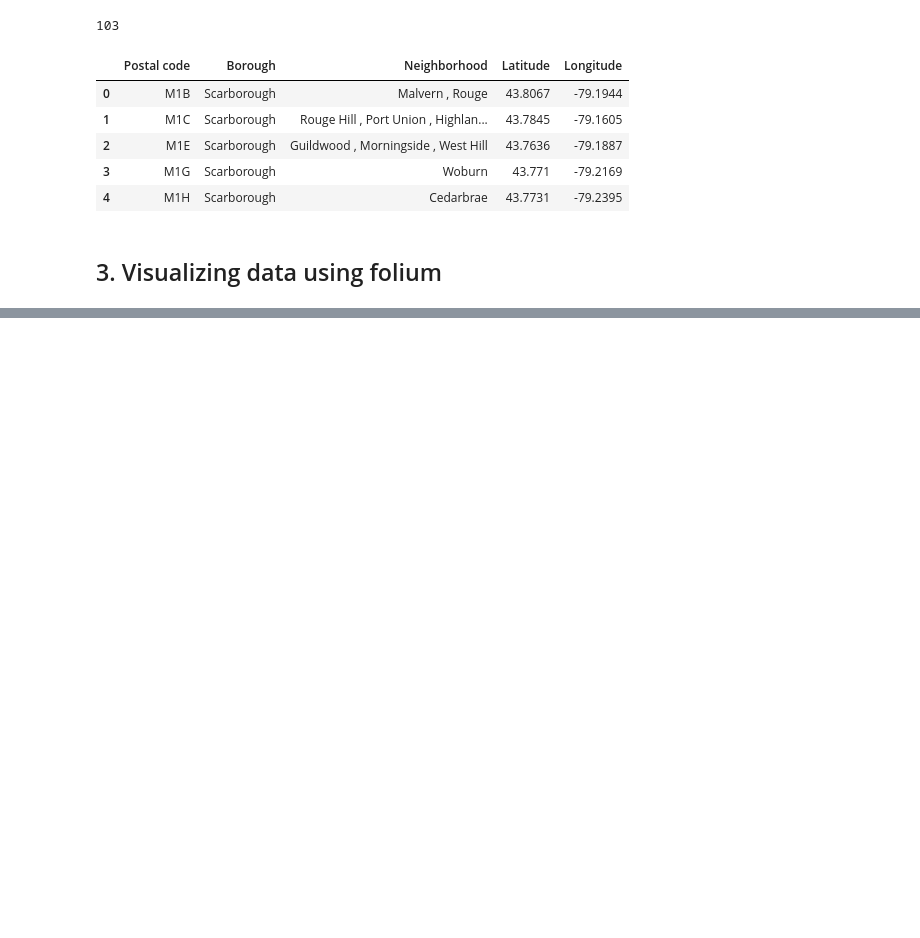
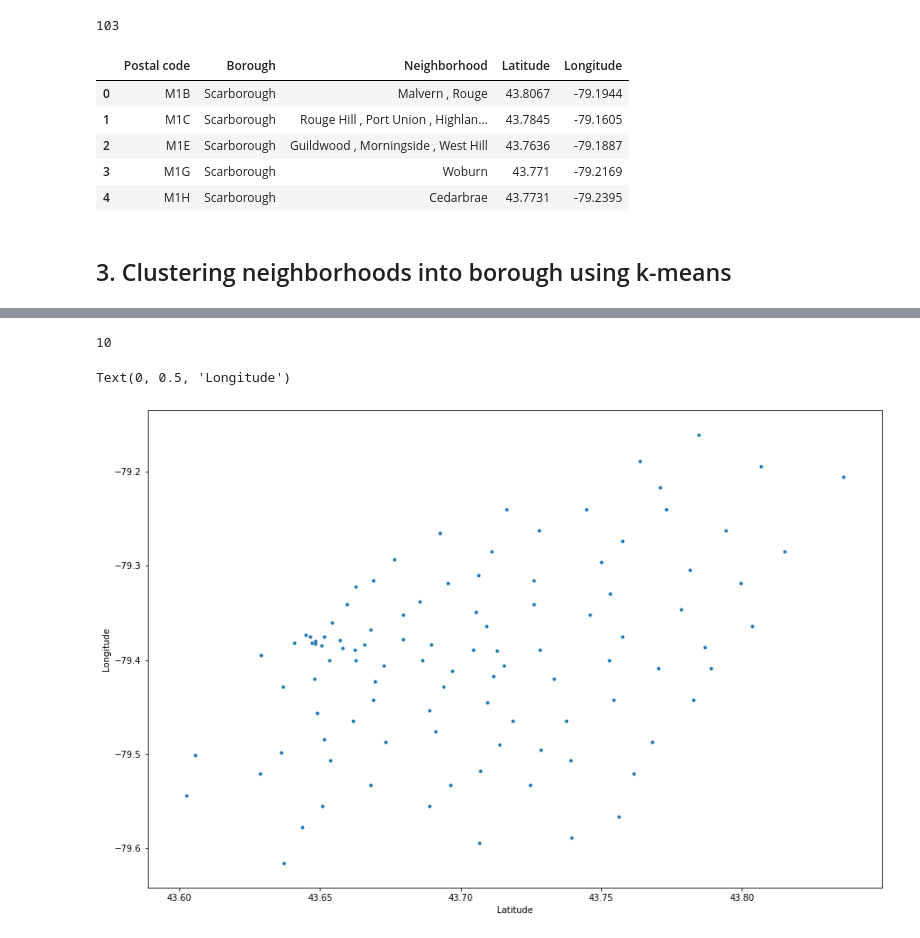
Before and after one commit to Tzeyong/Coursera_Capstone, a Jupyter notebook: Week3.ipynb, the cells around one changed output, grey strips where cells are left out. Drawn from its saved outputs; the diff is of its cells as text; code cells hidden in the pictures; blank space fills up the shorter version.

```diff
--- a/Week3.ipynb
+++ b/Week3.ipynb
@@ -126,6 +139,7 @@ df_fil2.head()
 | 2 | M1E | Scarborough | Guildwood , Morningside , West Hill | 43.7636 | -79.1887 |
 | 3 | M1G | Scarborough | Woburn | 43.771 | -79.2169 |
 | 4 | M1H | Scarborough | Cedarbrae | 43.7731 | -79.2395 |
-# %% [markdown]
-## 3. Visualizing data using folium
+# %% [markdown]
+<a id="3"></a>
+## 3. Clustering neighborhoods into borough using k-means
 # %%
@@ -153,3 +168,8 @@ for lat, lng, label in zip(df_fil2['Latitude'], df_fil2['Longitude'], df_fil2['N
 venues_map
 # %% [output]
 [interactive output not drawn]
+# %%
+# check the number of unique boroughs in toronto
+len(df_fil2['Borough'].unique())
+# %% [output]
+10
@@ -155,0 +183,9 @@ venues_map
+# %%
+# plot out the latitude and longitude data points
+plt.figure(figsize=(15, 10))
+plt.scatter(df_fil2['Latitude'], df_fil2['Longitude'], marker='.')
+plt.xlabel('Latitude')
+plt.ylabel('Longitude')
+# %% [output]
+Text(0, 0.5, 'Longitude')
+[figure, added]
```
Also changed, not shown: parts of 35 cells of this notebook.
